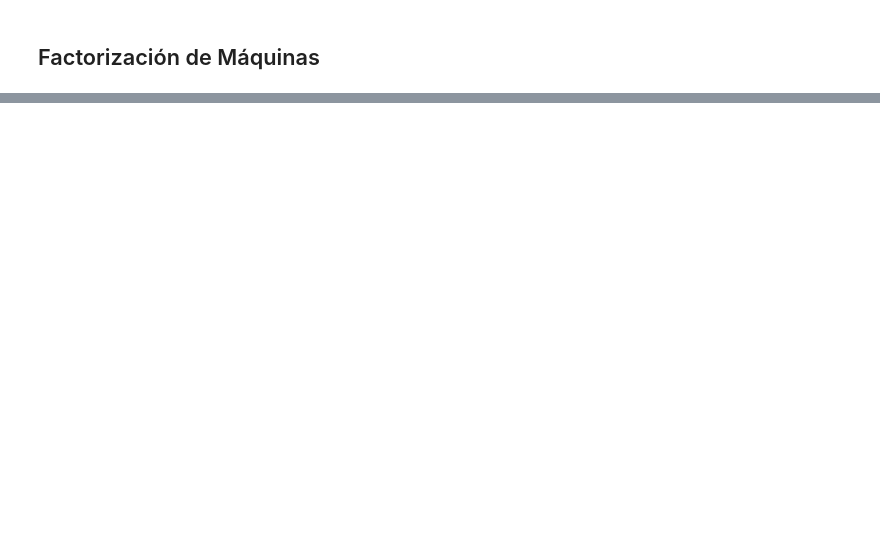
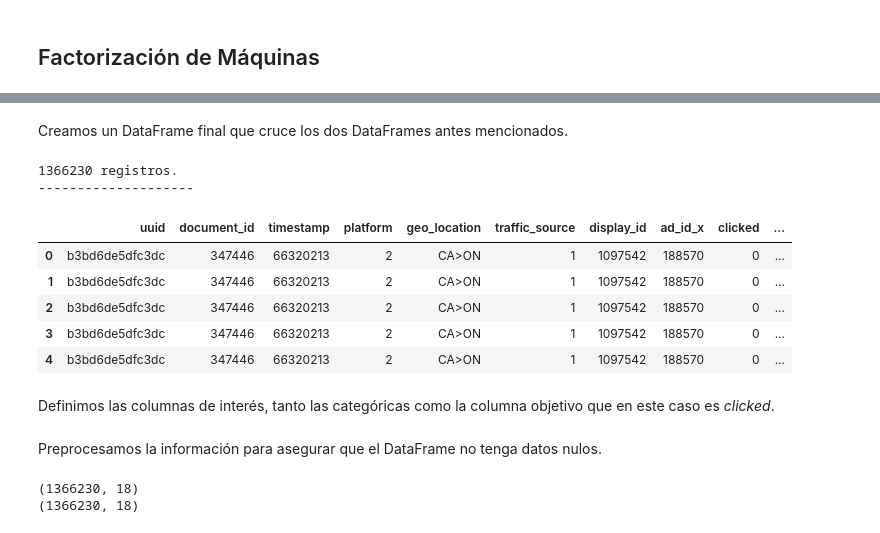
Before and after one commit to maticlein/lab3_MLA_factorizacion_matrices_maquinas, a Jupyter notebook: notebooks/lab3.ipynb, the cells around one changed output, grey strips where cells are left out. Drawn from its saved outputs; the diff is of its cells as text; code cells hidden in the pictures; blank space fills up the shorter version.

```diff
--- a/notebooks/lab3.ipynb
+++ b/notebooks/lab3.ipynb
@@ -614,0 +343,7 @@ See the caveats in the documentation: https://pandas.pydata.org/pandas-docs/stab
+# %%
+df_page_views = pd.read_csv('../data/page_views_sample.csv')
+df_events = pd.read_csv('../data/events.csv')
+df_clicks_train = pd.read_csv('../data/clicks_train.csv')
+
+tmp1 = pd.merge(df_page_views, df_events, on = ['uuid', 'document_id', 'timestamp', 'platform', 'geo_location'], how = 'inner')
+tmp1 = pd.merge(tmp1, df_clicks_train, on = 'display_id', how = 'inner')
@@ -614,0 +365,10 @@ See the caveats in the documentation: https://pandas.pydata.org/pandas-docs/stab
+# %%
+df_promoted_content = pd.read_csv('../data/promoted_content.csv')
+df_documents_categories = pd.read_csv('../data/documents_categories.csv')
+df_documents_entities = pd.read_csv('../data/documents_entities.csv')
+df_documents_topics = pd.read_csv('../data/documents_topics.csv')
+df_documents_meta = pd.read_csv('../data/documents_meta.csv')
+
+tmp2 = pd.merge(df_promoted_content, df_documents_categories, on = 'document_id', how = 'inner')
+tmp2 = pd.merge(tmp2, df_documents_entities, on = 'document_id', how = 'inner')
+tmp2 = pd.merge(tmp2, df_documents_topics, on = 'document_id', how = 'inner')
@@ -614,0 +388,18 @@ See the caveats in the documentation: https://pandas.pydata.org/pandas-docs/stab
+# %% [markdown]
+Creamos un DataFrame final que cruce los dos DataFrames antes mencionados.
+# %%
+df_fm = pd.merge(tmp1, tmp2, on = 'document_id', how = 'inner')
+print(f'{len(df_fm)} registros.')
+print('-'*20)
+df_fm.head()
+# %% [output]
+1366230 registros.
+--------------------
+|  | uuid | document_id | timestamp | platform | geo_location | traffic_source | display_id | ad_id_x | clicked | ... |
+| 0 | b3bd6de5dfc3dc | 347446 | 66320213 | 2 | CA>ON | 1 | 1097542 | 188570 | 0 | ... |
+| 1 | b3bd6de5dfc3dc | 347446 | 66320213 | 2 | CA>ON | 1 | 1097542 | 188570 | 0 | ... |
+| 2 | b3bd6de5dfc3dc | 347446 | 66320213 | 2 | CA>ON | 1 | 1097542 | 188570 | 0 | ... |
+| 3 | b3bd6de5dfc3dc | 347446 | 66320213 | 2 | CA>ON | 1 | 1097542 | 188570 | 0 | ... |
+| 4 | b3bd6de5dfc3dc | 347446 | 66320213 | 2 | CA>ON | 1 | 1097542 | 188570 | 0 | ... |
+# %% [markdown]
+Definimos las columnas de interés, tanto las categóricas como la columna objetivo que en este caso es *clicked*.
@@ -615,3 +474,10 @@ See the caveats in the documentation: https://pandas.pydata.org/pandas-docs/stab
+# %% [markdown]
+Preprocesamos la información para asegurar que el DataFrame no tenga datos nulos.
+# %%
+df, pp = preprocess(df_fm, config)
+# %% [output]
+(1366230, 18)
+(1366230, 18)
 # %%
 df.head()
 # %% [output]
```
Also changed, not shown: parts of 83 cells of this notebook, 2 other files.
